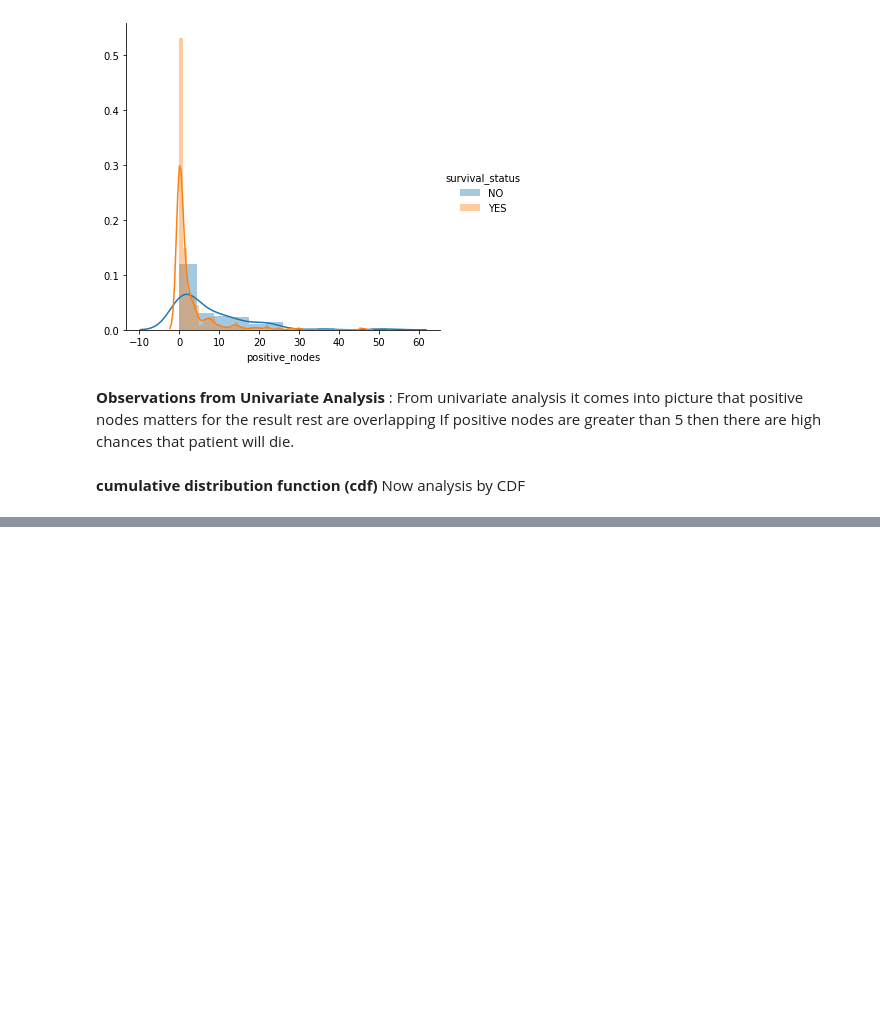
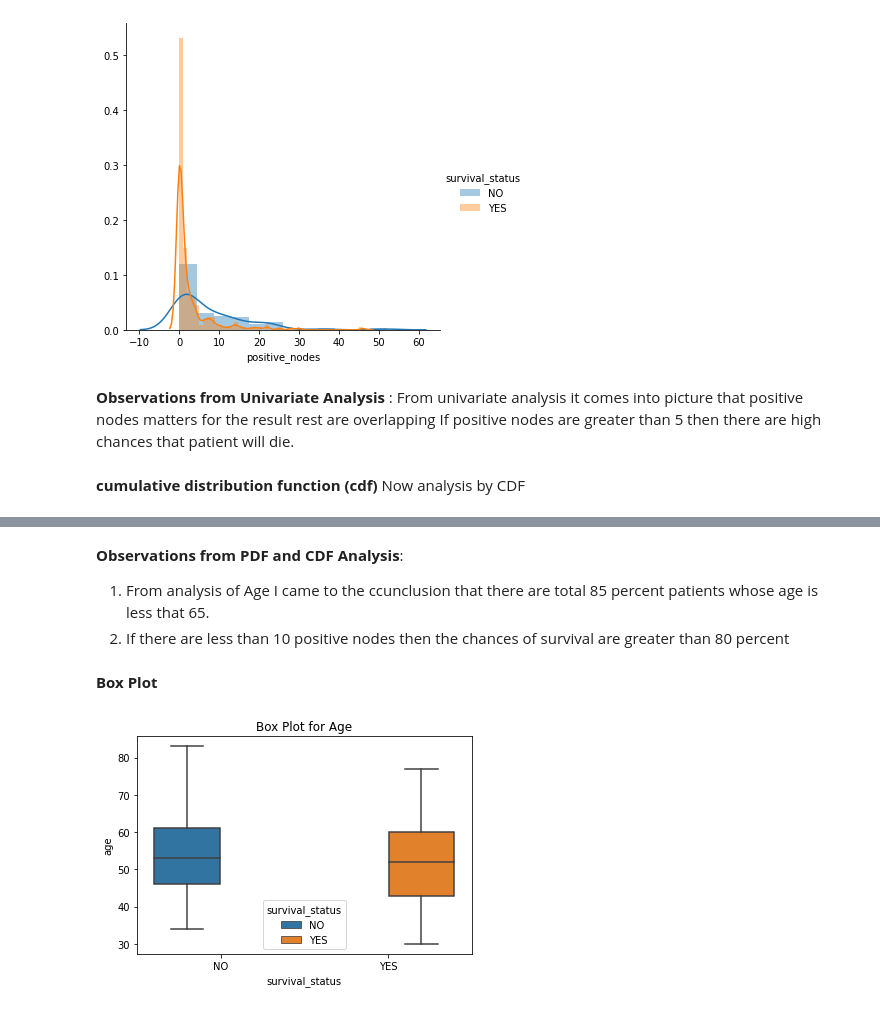
Before and after one commit to ankit15697/haberman-dataset-analysis, a Jupyter notebook: haberman.ipynb, the cells around one changed output, grey strips where cells are left out. Cells and saved outputs as stored; diff of their text form; code cells hidden in the pictures; blank space fills up the shorter version.

```diff
--- a/haberman.ipynb
+++ b/haberman.ipynb
@@ -96,0 +147,14 @@ Now analysis by CDF
+# %% [markdown]
+**Observations from PDF and CDF Analysis**:
+
+
+1.   From analysis of Age I came to the ccunclusion that there are total 85 percent patients whose age is less that 65.
+2.   If there are less than 10 positive nodes then the chances of survival are greater than 80 percent
+# %% [markdown]
+**Box Plot**
+# %%
+# Box plot for age
+sns.boxplot(data = df, x = "survival_status", y = "age", hue = "survival_status").set_title("Box Plot for Age")
+plt.show()
+# %% [output]
+[figure, added]
```
Also changed, not shown: parts of 13 cells of this notebook.
